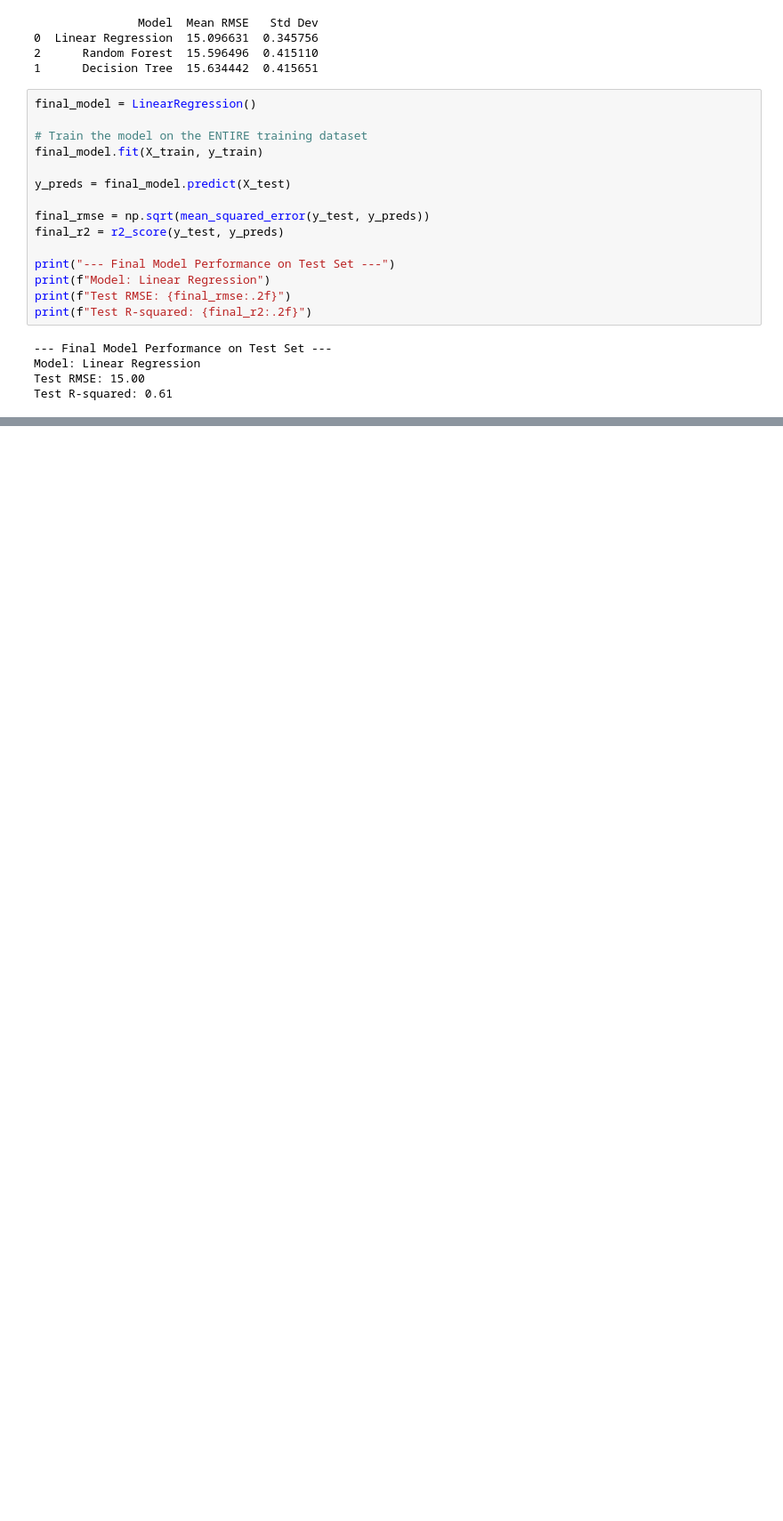
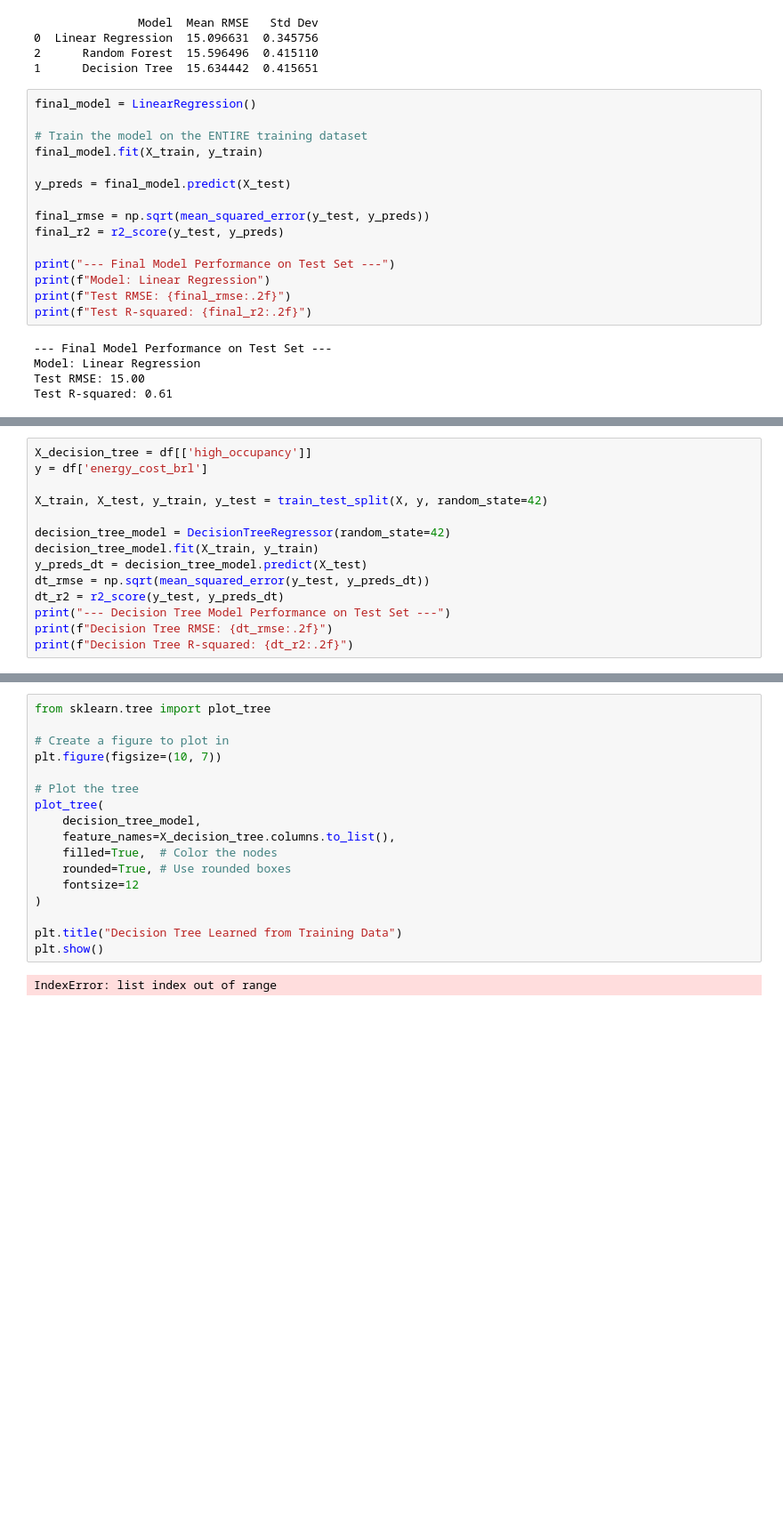
Before and after one commit to nicolas-hbt/machine-learning-zoomcamp-homework, a Jupyter notebook: midterm/midterm.ipynb, the cells around one changed output, grey strips where cells are left out. Shown at 89% size. Drawn from its saved outputs; the diff is of its cells as text; blank space fills up the shorter version.

Commit message:
progress on project up to modeling

```diff
--- a/midterm/midterm.ipynb
+++ b/midterm/midterm.ipynb
@@ -432,0 +454,14 @@ Test R-squared: 0.61
+# %%
+X_decision_tree = df[['high_occupancy']]
+y = df['energy_cost_brl']
+
+X_train, X_test, y_train, y_test = train_test_split(X, y, random_state=42)
+
+decision_tree_model = DecisionTreeRegressor(random_state=42)
+decision_tree_model.fit(X_train, y_train)
+y_preds_dt = decision_tree_model.predict(X_test)
+dt_rmse = np.sqrt(mean_squared_error(y_test, y_preds_dt))
+dt_r2 = r2_score(y_test, y_preds_dt)
+print("--- Decision Tree Model Performance on Test Set ---")
+print(f"Decision Tree RMSE: {dt_rmse:.2f}")
+print(f"Decision Tree R-squared: {dt_r2:.2f}")
@@ -432,0 +472,20 @@ Test R-squared: 0.61
+# %%
+from sklearn.tree import plot_tree
+
+# Create a figure to plot in
+plt.figure(figsize=(10, 7))
+
+# Plot the tree
+plot_tree(
+    decision_tree_model,
+    feature_names=X_decision_tree.columns.to_list(),
+    filled=True,  # Color the nodes
+    rounded=True, # Use rounded boxes
+    fontsize=12
+)
+
+plt.title("Decision Tree Learned from Training Data")
+plt.show()
+# %% [output]
+IndexError: list index out of range
+[figure, added]
```
Also changed, not shown: parts of 3 cells of this notebook.
